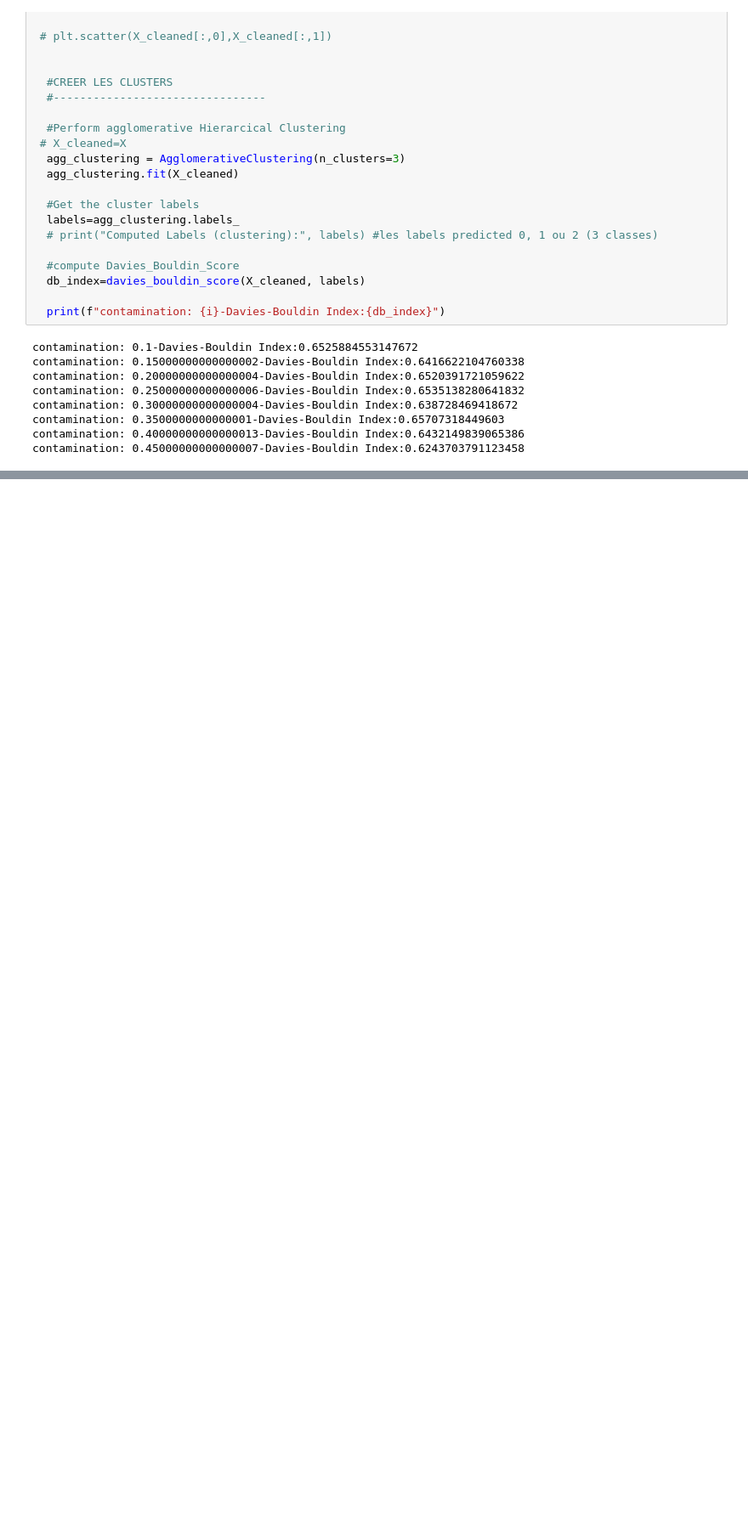
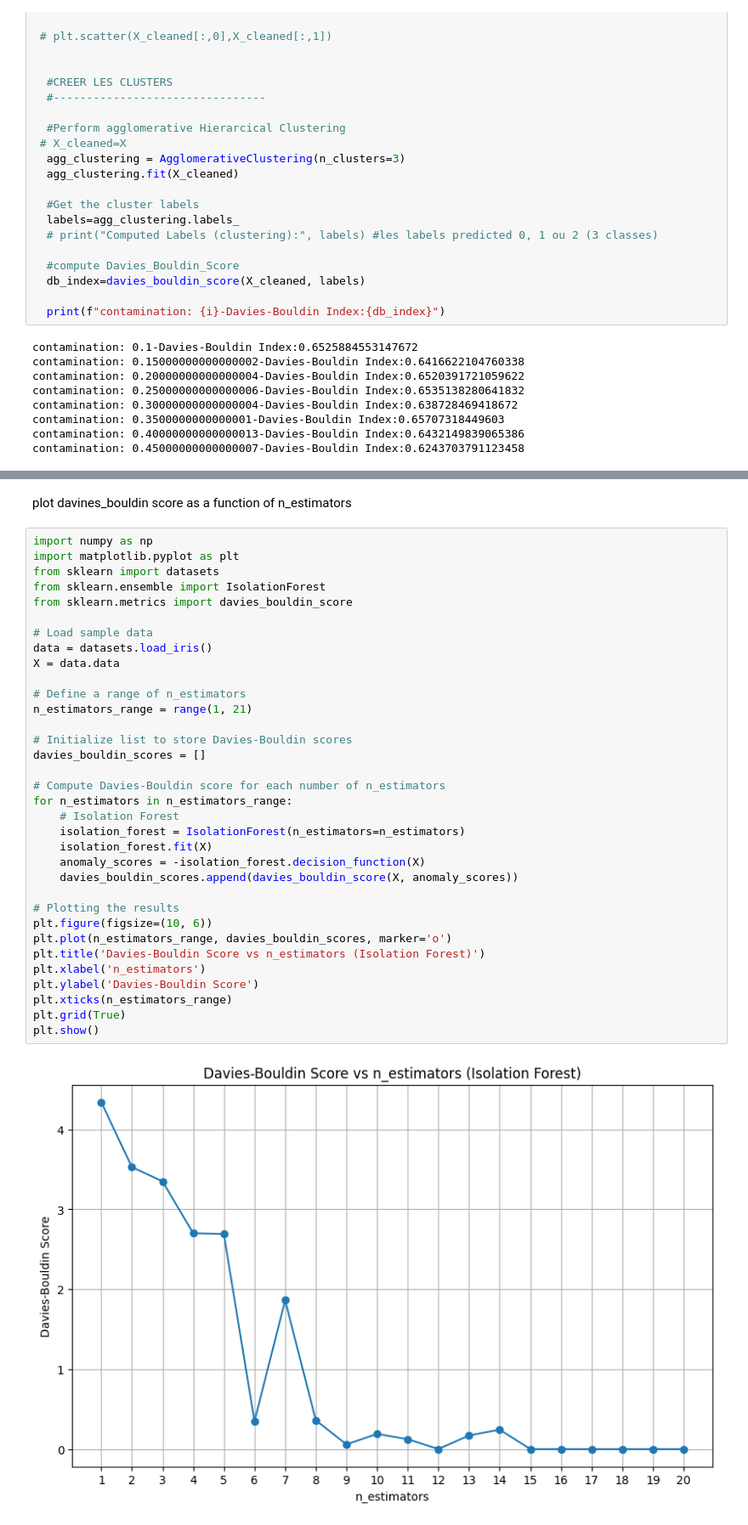
Before and after one commit to asmahassouna/Machine-Learning, a Jupyter notebook: BD_With_Isolation.ipynb, the cells around one changed output, grey strips where cells are left out. Shown at 85% size. Cells and saved outputs as stored; diff of their text form; blank space fills up the shorter version.

```diff
--- a/BD_With_Isolation.ipynb
+++ b/BD_With_Isolation.ipynb
@@ -72,0 +185,38 @@ contamination: 0.45000000000000007-Davies-Bouldin Index:0.6243703791123458
+# %% [markdown]
+plot davines_bouldin score as a function of n_estimators
+# %%
+import numpy as np
+import matplotlib.pyplot as plt
+from sklearn import datasets
+from sklearn.ensemble import IsolationForest
+from sklearn.metrics import davies_bouldin_score
+
+# Load sample data
+data = datasets.load_iris()
+X = data.data
+
+# Define a range of n_estimators
+n_estimators_range = range(1, 21)
+
+# Initialize list to store Davies-Bouldin scores
+davies_bouldin_scores = []
+
+# Compute Davies-Bouldin score for each number of n_estimators
+for n_estimators in n_estimators_range:
+    # Isolation Forest
+    isolation_forest = IsolationForest(n_estimators=n_estimators)
+    isolation_forest.fit(X)
+    anomaly_scores = -isolation_forest.decision_function(X)
+    davies_bouldin_scores.append(davies_bouldin_score(X, anomaly_scores))
+
+# Plotting the results
+plt.figure(figsize=(10, 6))
+plt.plot(n_estimators_range, davies_bouldin_scores, marker='o')
+plt.title('Davies-Bouldin Score vs n_estimators (Isolation Forest)')
+plt.xlabel('n_estimators')
+plt.ylabel('Davies-Bouldin Score')
+plt.xticks(n_estimators_range)
+plt.grid(True)
+plt.show()
+# %% [output]
+[figure, added]
```
Also changed, not shown: parts of 8 cells of this notebook.
